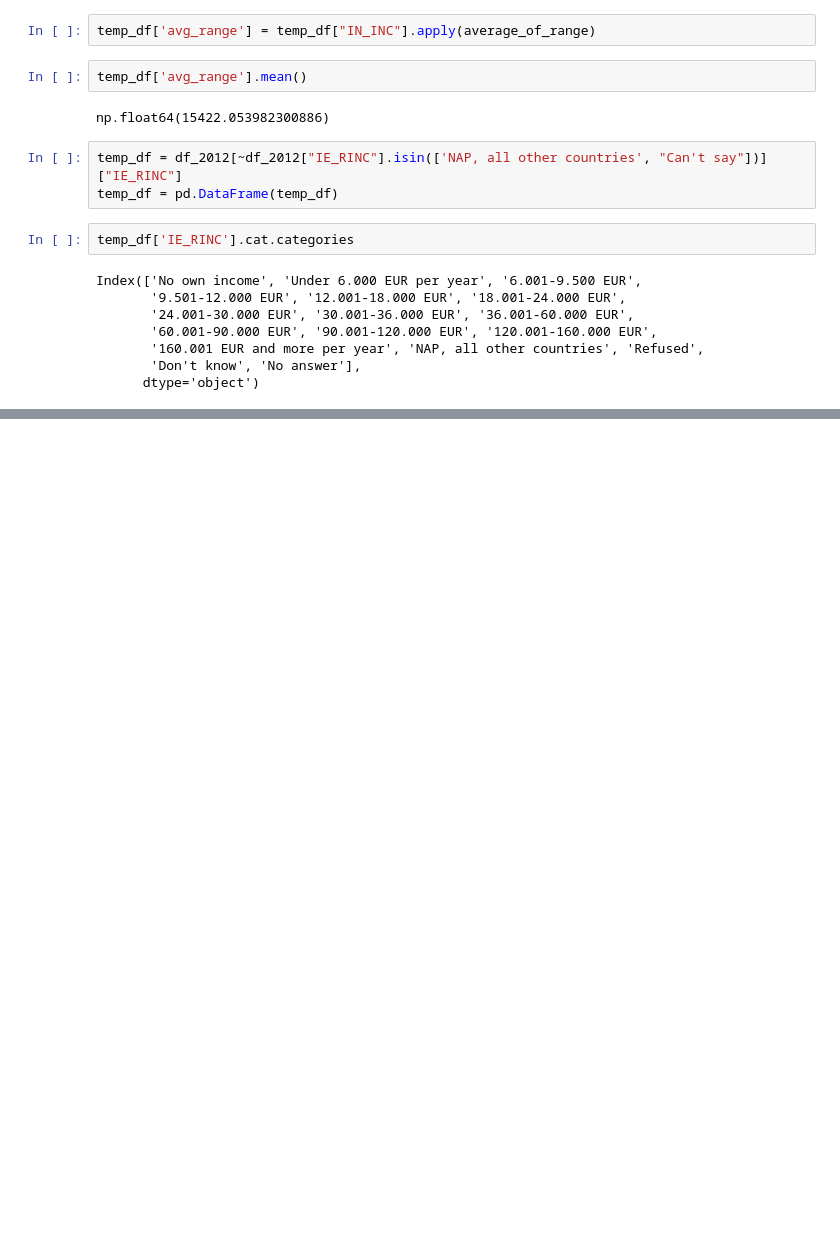
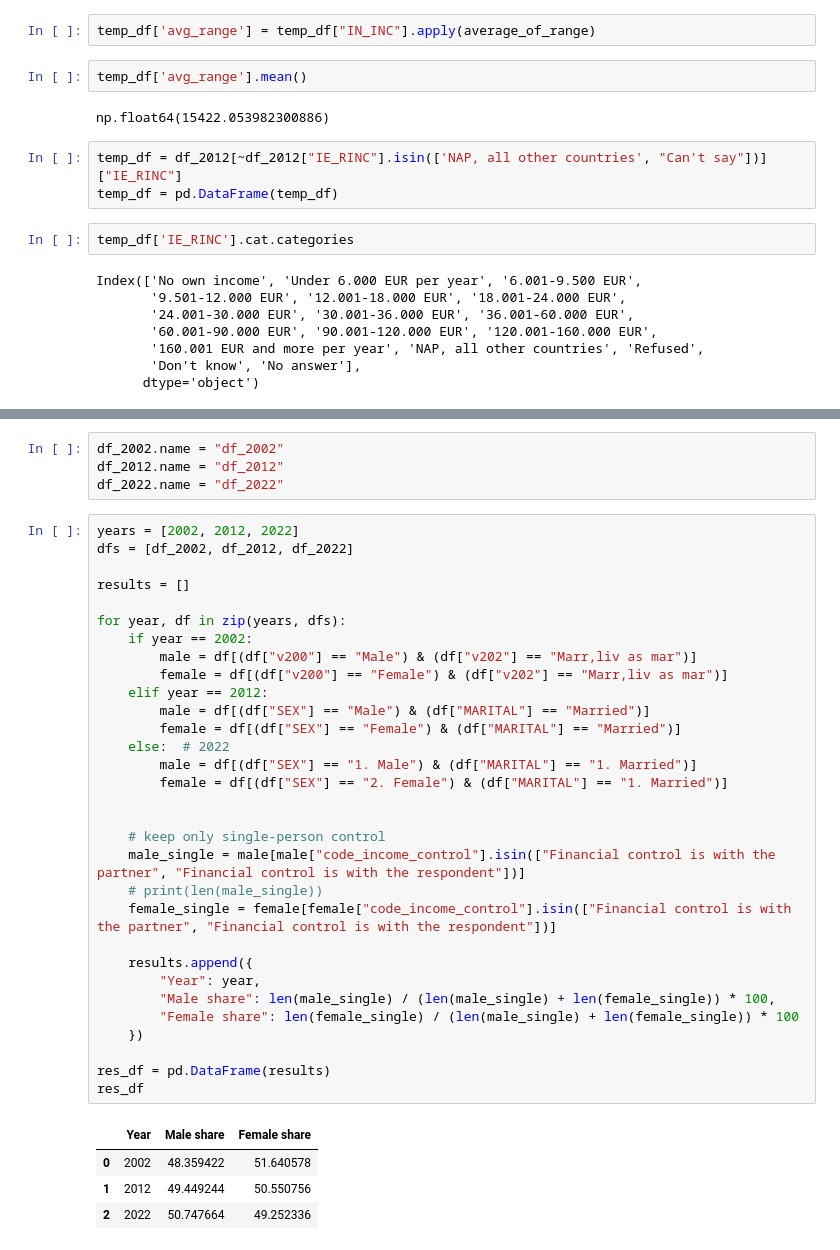
Before and after one commit to ashishpapanai/2025-02-ActionWords, a Jupyter notebook: notebooks/sidd.ipynb, the cells around one changed output, grey strips where cells are left out. Saved outputs shown, nothing was run; the diff lists cells and outputs as text; blank space fills up the shorter version.

```diff
--- a/notebooks/sidd.ipynb
+++ b/notebooks/sidd.ipynb
@@ -705,0 +927,40 @@ Index(['No own income', 'Under 6.000 EUR per year', '6.001-9.500 EUR',
+# %%
+df_2002.name = "df_2002"
+df_2012.name = "df_2012"
+df_2022.name = "df_2022"
+# %%
+years = [2002, 2012, 2022]
+dfs = [df_2002, df_2012, df_2022]
+
+results = []
+
+for year, df in zip(years, dfs):
+    if year == 2002:
+        male = df[(df["v200"] == "Male") & (df["v202"] == "Marr,liv as mar")]
+        female = df[(df["v200"] == "Female") & (df["v202"] == "Marr,liv as mar")]
+    elif year == 2012:
+        male = df[(df["SEX"] == "Male") & (df["MARITAL"] == "Married")]
+        female = df[(df["SEX"] == "Female") & (df["MARITAL"] == "Married")]
+    else:  # 2022
+        male = df[(df["SEX"] == "1. Male") & (df["MARITAL"] == "1. Married")]
+        female = df[(df["SEX"] == "2. Female") & (df["MARITAL"] == "1. Married")]
+
+
+    # keep only single-person control
+    male_single = male[male["code_income_control"].isin(["Financial control is with the partner", "Financial control is with the respondent"])]
+    # print(len(male_single))
+    female_single = female[female["code_income_control"].isin(["Financial control is with the partner", "Financial control is with the respondent"])]
+
+    results.append({
+        "Year": year,
+        "Male share": len(male_single) / (len(male_single) + len(female_single)) * 100,
+        "Female share": len(female_single) / (len(male_single) + len(female_single)) * 100
+    })
+
+res_df = pd.DataFrame(results)
+res_df
+# %% [output]
+|  | Year | Male share | Female share |
+| 0 | 2002 | 48.359422 | 51.640578 |
+| 1 | 2012 | 49.449244 | 50.550756 |
+| 2 | 2022 | 50.747664 | 49.252336 |
```
Also changed, not shown: parts of 15 cells of this notebook, 8 other files.
